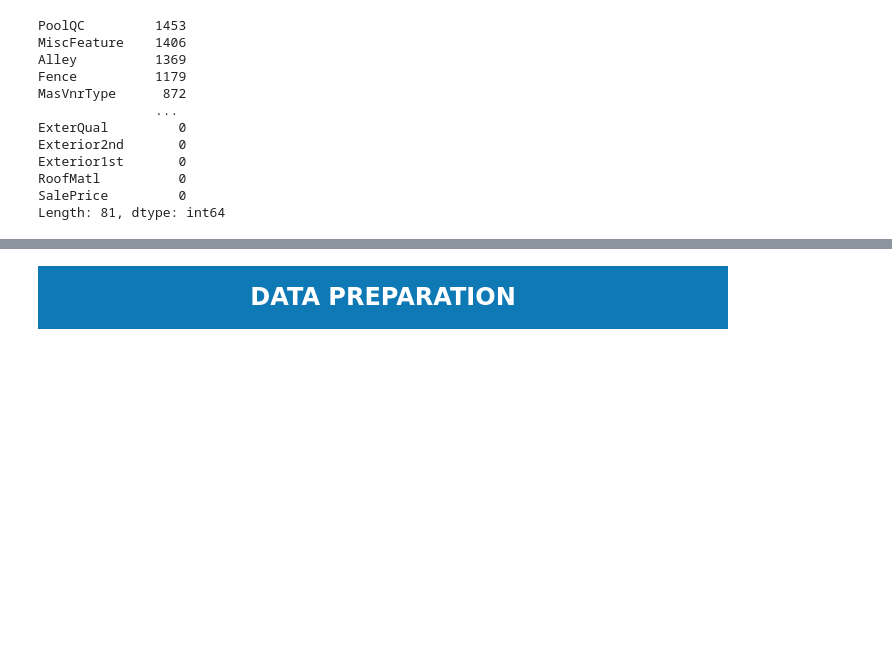
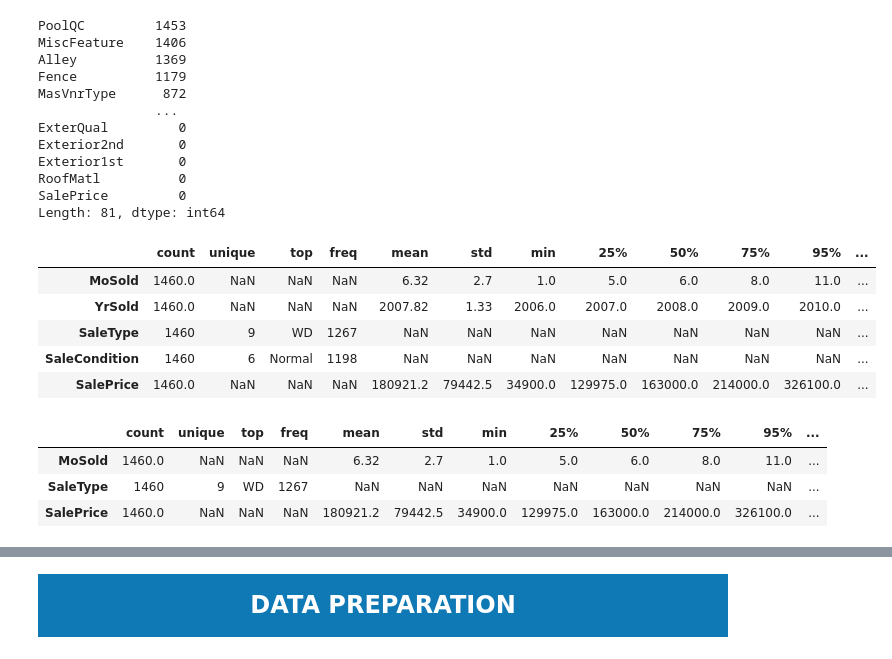
Before and after one commit to geanclm/kaggle, a Jupyter notebook: House/REGRESSAO_House_Kaggle_csv.ipynb, the cells around one changed output, grey strips where cells are left out. Cells and saved outputs as stored; diff of their text form; code cells hidden in the pictures; blank space fills up the shorter version.

```diff
--- a/House/REGRESSAO_House_Kaggle_csv.ipynb
+++ b/House/REGRESSAO_House_Kaggle_csv.ipynb
@@ -130,3 +137,21 @@ Exterior1st       0
 RoofMatl          0
 SalePrice         0
 Length: 81, dtype: int64
+# %%
+# Todas as features do dataset
+df_train.describe(include='all', percentiles=[.25, .5, .75, .95]).round(2).T.tail()
+# %% [output]
+|  | count | unique | top | freq | mean | std | min | 25% | 50% | 75% | 95% | ... |
+| MoSold | 1460.0 | NaN | NaN | NaN | 6.32 | 2.7 | 1.0 | 5.0 | 6.0 | 8.0 | 11.0 | ... |
+| YrSold | 1460.0 | NaN | NaN | NaN | 2007.82 | 1.33 | 2006.0 | 2007.0 | 2008.0 | 2009.0 | 2010.0 | ... |
+| SaleType | 1460 | 9 | WD | 1267 | NaN | NaN | NaN | NaN | NaN | NaN | NaN | ... |
+| SaleCondition | 1460 | 6 | Normal | 1198 | NaN | NaN | NaN | NaN | NaN | NaN | NaN | ... |
+| SalePrice | 1460.0 | NaN | NaN | NaN | 180921.2 | 79442.5 | 34900.0 | 129975.0 | 163000.0 | 214000.0 | 326100.0 | ... |
+# %%
+# Selecionando algumas colunas específicas
+df_train[['MoSold','SaleType','SalePrice']].describe(include='all', percentiles=[.25, .5, .75, .95]).round(2).T.tail()
+# %% [output]
+|  | count | unique | top | freq | mean | std | min | 25% | 50% | 75% | 95% | ... |
+| MoSold | 1460.0 | NaN | NaN | NaN | 6.32 | 2.7 | 1.0 | 5.0 | 6.0 | 8.0 | 11.0 | ... |
+| SaleType | 1460 | 9 | WD | 1267 | NaN | NaN | NaN | NaN | NaN | NaN | NaN | ... |
+| SalePrice | 1460.0 | NaN | NaN | NaN | 180921.2 | 79442.5 | 34900.0 | 129975.0 | 163000.0 | 214000.0 | 326100.0 | ... |
```
Also changed, not shown: parts of 10 cells of this notebook.
